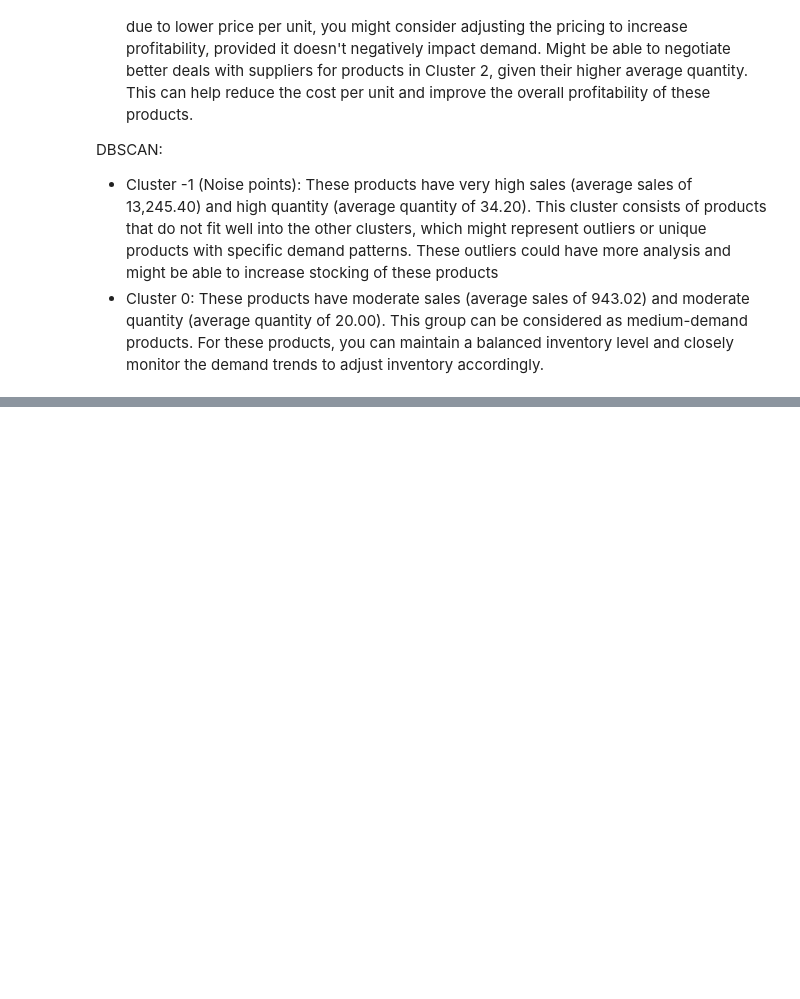
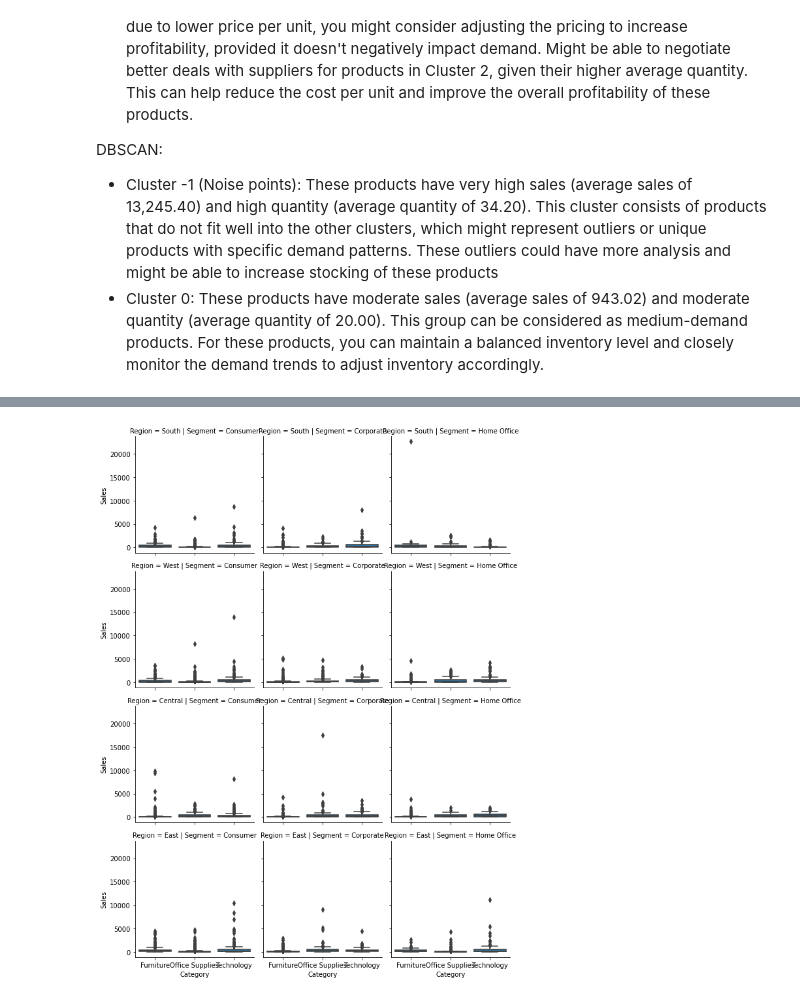
Before and after one commit to tungnd237/InventoryManagementAnalyst, a Jupyter notebook: Sales-Quantity Analysis.ipynb, the cells around one changed output, grey strips where cells are left out. Cells and saved outputs as stored; diff of their text form; code cells hidden in the pictures; blank space fills up the shorter version.

```diff
--- a/Sales-Quantity Analysis.ipynb
+++ b/Sales-Quantity Analysis.ipynb
@@ -218,0 +239,7 @@ DBSCAN:
+# %%
+# Analyze sales, quantity, and profit trends by product categories, sub-categories, regions, and customer segments
+g = sns.FacetGrid(df, col='Segment', row='Region')
+g.map_dataframe(sns.boxplot, x='Category', y='Sales')
+plt.show()
+# %% [output]
+[figure, added]
```
Also changed, not shown: parts of 10 cells of this notebook.
